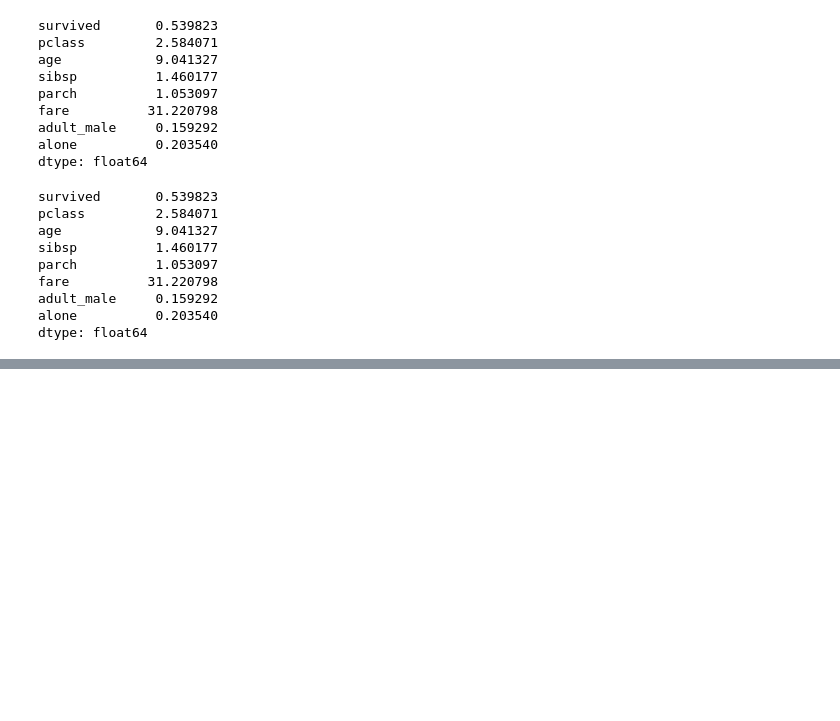
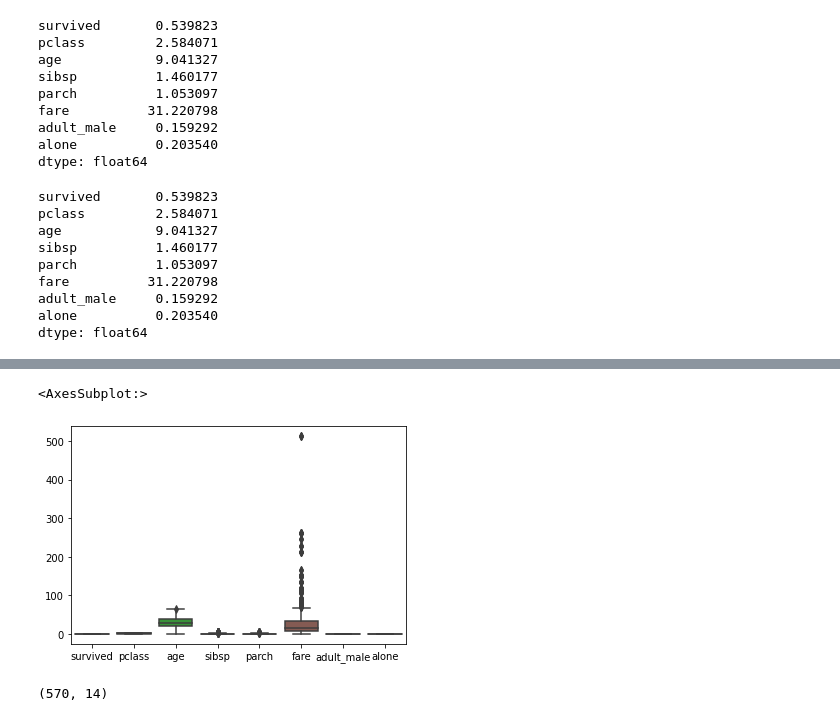
Before and after one commit to AbdurRehman-coder/python-coding, a Jupyter notebook: Python Ka Chilla/kashti_casestudy.ipynb, the cells around one changed output, grey strips where cells are left out. Saved outputs shown, nothing was run; the diff lists cells and outputs as text; code cells hidden in the pictures; blank space fills up the shorter version.

```diff
--- a/Python Ka Chilla/kashti_casestudy.ipynb
+++ b/Python Ka Chilla/kashti_casestudy.ipynb
@@ -134,0 +344,10 @@ dtype: float64
+# %%
+sns.boxplot(data = kashti_clean)
+# %% [output]
+<AxesSubplot:>
+[figure, added]
+# %%
+kashti_clean = kashti_clean[kashti_clean['fare'] < 500]
+kashti_clean.shape
+# %% [output]
+(570, 14)
```
Also changed, not shown: parts of 30 cells of this notebook, 4 other files.
